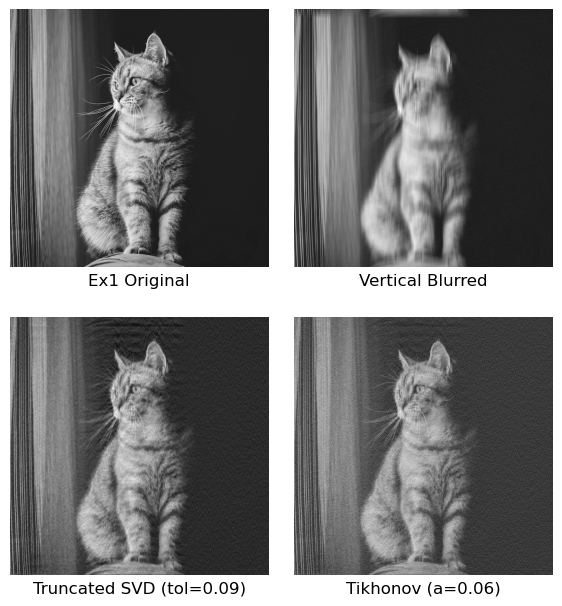
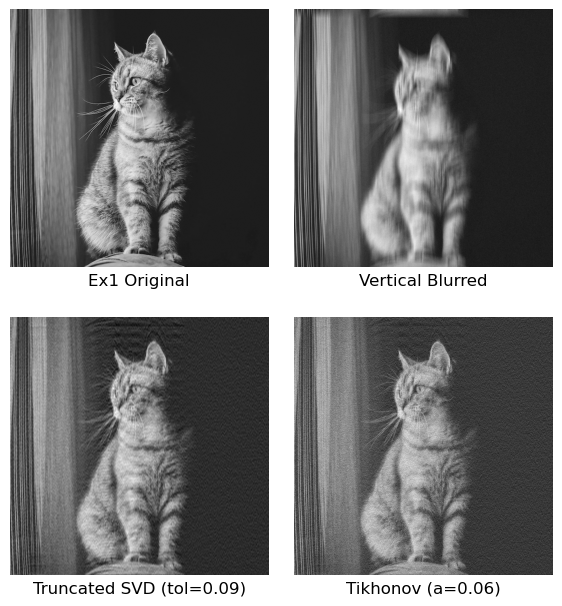
Unified diff of the notebook cell whose output changed from the first chart to the second:
--- before
+++ after
@@ -6,2 +6,4 @@
           ['Ex1 Original', 'Vertical Blurred', f'Truncated SVD (tol={ex1_v_tsvd_tol})', f'Tikhonov (a={ex1_v_tikhonov_alpha})'],
           2, 2, figsize=(7, 8), cmap='gray')
+
+save_img(ex1_v_tikhonov, 'ex1_vertical_tikhonov.jpg', grayscale=True)

Commit: clean up code, and add result images